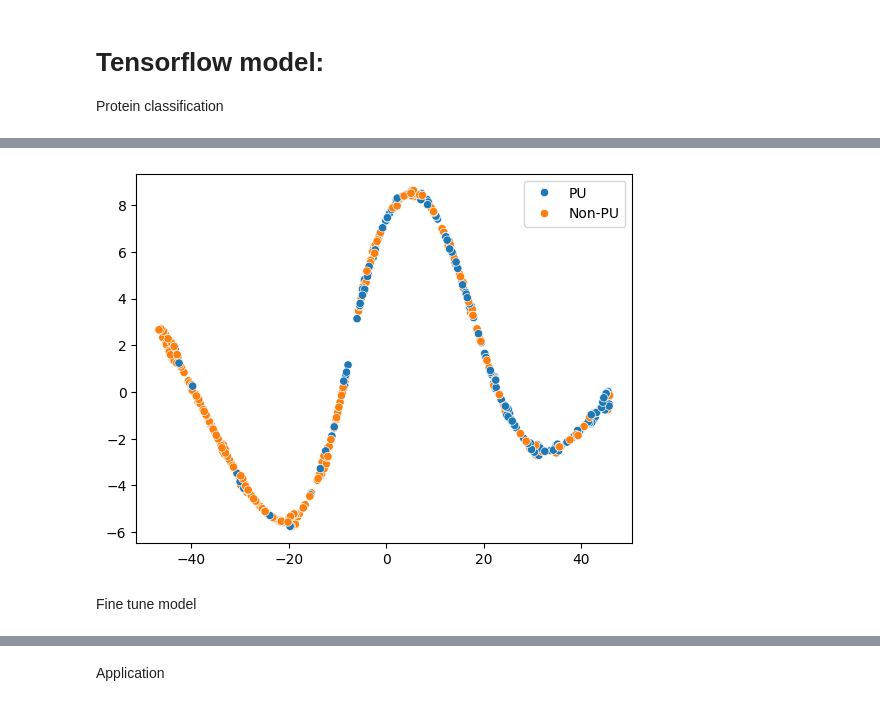
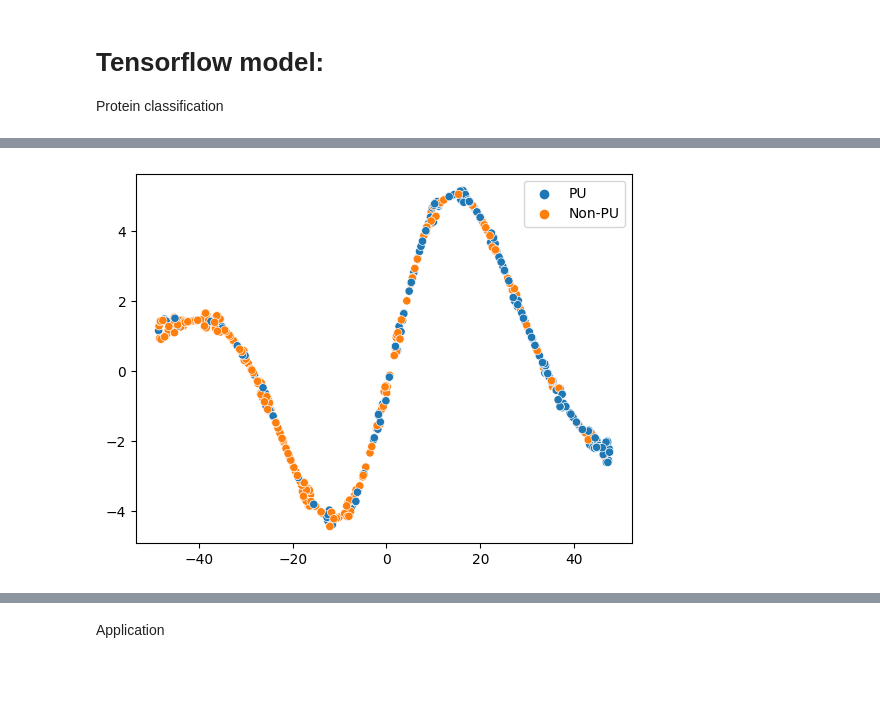
Before and after one commit to Naramazuki/PU_ML, a Jupyter notebook: main.ipynb, the cells around one changed output, grey strips where cells are left out. Saved outputs shown, nothing was run; the diff lists cells and outputs as text; code cells hidden in the pictures; blank space fills up the shorter version.

```diff
--- a/main.ipynb
+++ b/main.ipynb
@@ -236,11 +240,15 @@ print(labels[0])
 # Split data into train and validation
 from sklearn.model_selection import train_test_split
 
-train_test_set, val_set, train_test_labels, val_labels = train_test_split(
-    embeddings, labels, test_size=0.1,random_state=31,stratify=labels
+train_val_set, test_set, train_val_labels, test_labels = train_test_split(
+    embeddings, labels, test_size=0.1, random_state=31, stratify=labels
 )
-train_set, test_set, train_labels, test_labels = train_test_split(
-    train_test_set, train_test_labels, test_size=0.2,random_state=31,stratify=train_test_labels
+train_set, val_set, train_labels, val_labels = train_test_split(
+    train_val_set,
+    train_val_labels,
+    test_size=0.2,
+    random_state=31,
+    stratify=train_val_labels,
 )
 # %%
 def conv_data(data, labels):
@@ -309,7 +316,7 @@ callback = tf.keras.callbacks.EarlyStopping(monitor="val_loss", patience=3)
 model_tf.fit(
     tf_dataset,
     epochs=500,
-    validation_data=tf_test_dataset,
+    validation_data=tf_val_dataset,
     callbacks=callback,
     class_weight=class_weights,
     batch_size=batch_size,
@@ -392,8 +423,14 @@ def map_labels(labels):
     return liste
 # %%
-best_red_tsne = TSNE(n_components=2, learning_rate="auto", init="pca",random_state=42).fit_transform(
-    model_tf.predict(tf_val_dataset)
+best_red_tsne = TSNE(
+    n_components=2, learning_rate="auto", init="pca", random_state=42
+).fit_transform(model_tf.predict(tf_test_dataset))
+
+
+sns.scatterplot(
+    x=best_red_tsne[:, 0], y=best_red_tsne[:, 1], hue=map_labels(test_labels)
 )
-sns.scatterplot(x=best_red_tsne[:,0],y=best_red_tsne[:,1],hue=map_labels(val_labels))
+
+
 plt.show()
 # %% [output]
@@ -401,3 +437 @@ plt.show()
-[figure, old version]
+[figure, new version]
-# %% [markdown]
-Fine tune model
```
Also changed, not shown: parts of 59 cells of this notebook, 1 other file.
